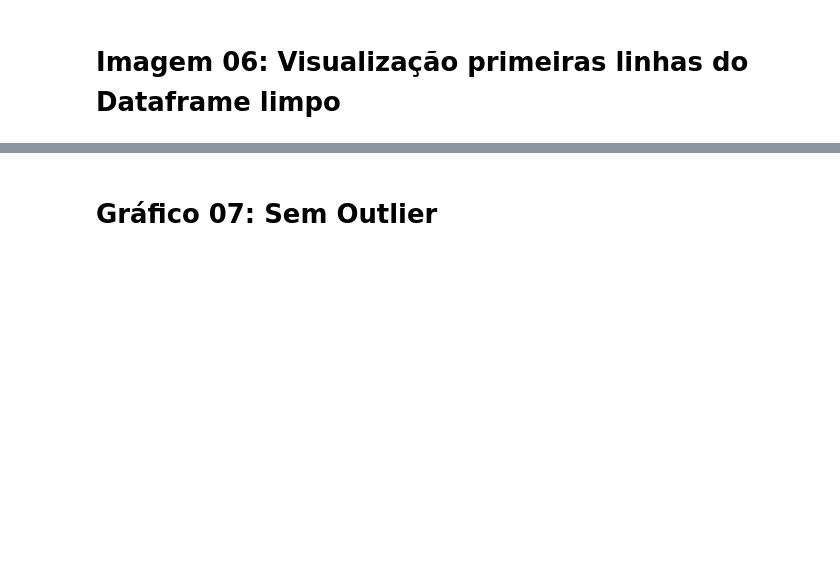
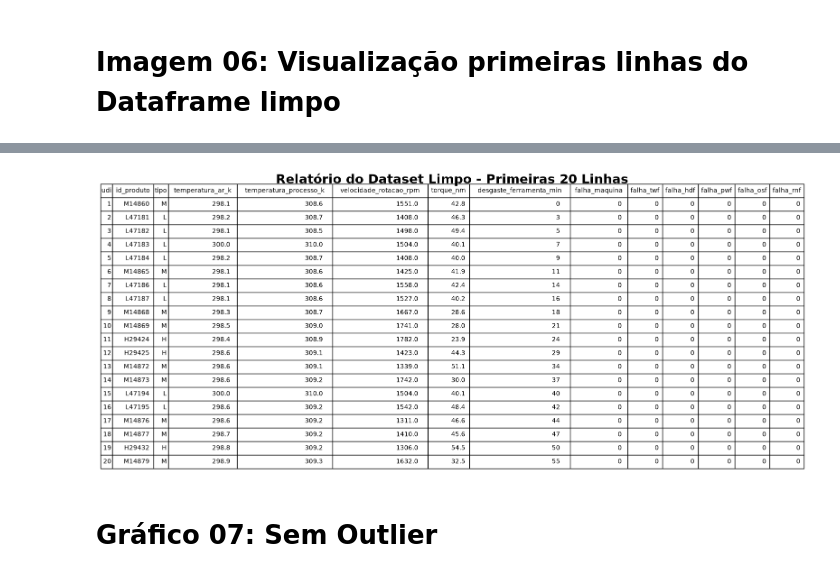
Before and after one commit to Carlos779-cloud/Projeto_Final, a Jupyter notebook: main.ipynb, the cells around one changed output, grey strips where cells are left out. Drawn from its saved outputs; the diff is of its cells as text; code cells hidden in the pictures; blank space fills up the shorter version.

```diff
--- a/main.ipynb
+++ b/main.ipynb
@@ -454,3 +426,49 @@ plt.show()
+# %%
+# Pegar as primeiras linhas do dataset
+tabela = df_limpo.head(20)
+
+# Criar figura
+fig, ax = plt.subplots(figsize=(18, 8))
+
+plt.title(
+    "Relatório do Dataset Limpo - Primeiras 20 Linhas",
+    fontsize=20,
+    fontweight="bold"
+)
+
+# Remover eixos
+ax.axis("off")
+
+# Formatar os valores da tabela para exibir apenas uma casa decimal
+tabela_formatada = tabela.round(1)
+
+# Criar tabela
+table = ax.table(
+    cellText=tabela_formatada.values,
+    colLabels=tabela_formatada.columns,
+    loc="center"
+)
+
+# Ajustar tamanho
+table.auto_set_font_size(False)
+table.set_fontsize(10)
+
+# Ajusta a largura das colunas dinamicamente com base no conteúdo das células
+table.auto_set_column_width(col=list(range(len(tabela.columns))))
+
+# Dá um espaçamento maior entre as linhas e colunas da tabela
+table.scale(1.2, 1.8)
+
+# Salvar imagem
+plt.savefig(
+    "imagens/06_dataset_limpo_head.png",
+    dpi=300,
+    bbox_inches="tight"
+)
+
+plt.show()
+# %% [output]
+[figure, added]
 # %% [markdown]
 # Gráfico 07: Sem Outlier
 # %%
```
Also changed, not shown: parts of 11 cells of this notebook, 4 other files.
